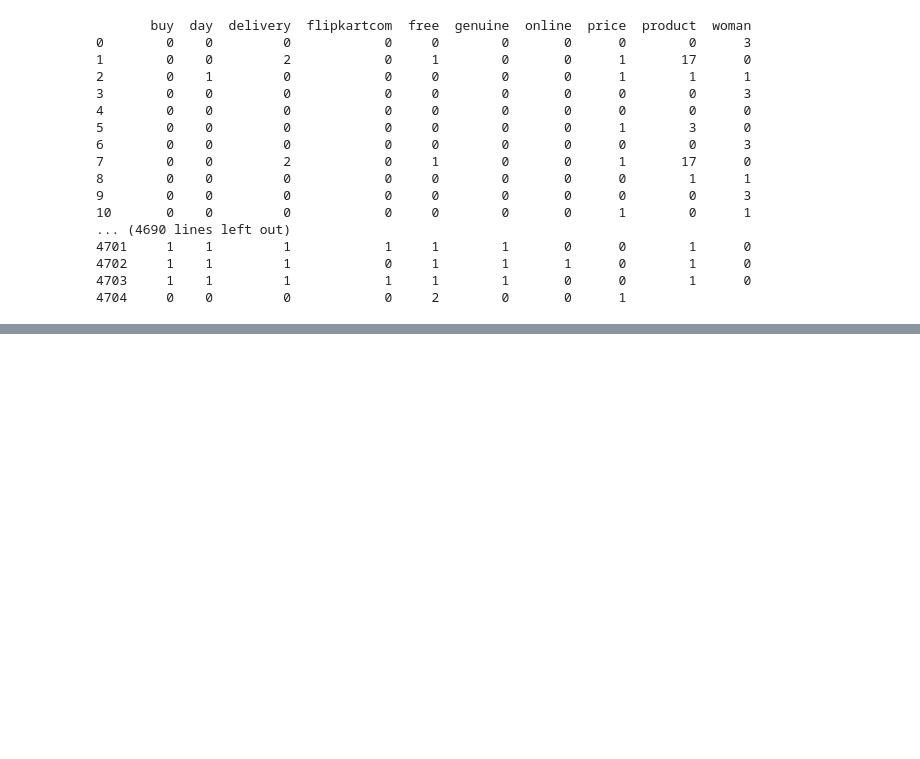
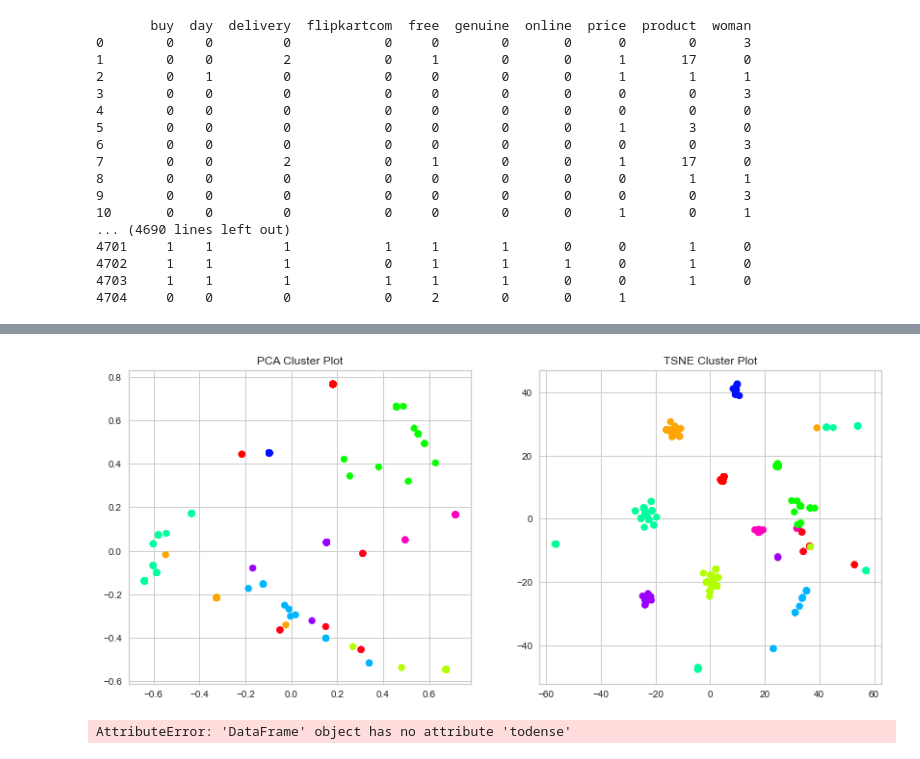
Before and after one commit to muralimopidevi/Flipkart-Text-Analysis-NLP, a Jupyter notebook: FlipKart_Text_Analysis.ipynb, the cells around one changed output, grey strips where cells are left out. Cells and saved outputs as stored; diff of their text form; code cells hidden in the pictures; blank space fills up the shorter version.

```diff
--- a/FlipKart_Text_Analysis.ipynb
+++ b/FlipKart_Text_Analysis.ipynb
@@ -263,0 +350,33 @@ print(accuracy_score(y_test, y_pred))
+# %%
+from sklearn.cluster import MiniBatchKMeans
+from sklearn.feature_extraction.text import TfidfVectorizer
+from sklearn.decomposition import PCA
+from sklearn.manifold import TSNE
+import matplotlib.pyplot as plt
+import matplotlib.cm as cm
+
+clusters = MiniBatchKMeans(n_clusters=10, init_size=1024, batch_size=2048, random_state=20).fit_predict(text)
+
+def plot_tsne_pca(test_transform, labels):
+    max_label = max(labels)
+    max_items = np.random.choice(range(test_transform.shape[0]), size=3000, replace=False)
+
+    pca = PCA(n_components=2).fit_transform(test_transform[max_items,:].todense())
+    tsne = TSNE().fit_transform(PCA(n_components=10).fit_transform(test_transform[max_items,:].todense()))
+
+
+    idx = np.random.choice(range(pca.shape[0]), size=300, replace=False)
+    label_subset = labels[max_items]
+    label_subset = [cm.hsv(i/max_label) for i in label_subset[idx]]
+
+    f, ax = plt.subplots(1, 2, figsize=(14, 6))
+
+    ax[0].scatter(pca[idx, 0], pca[idx, 1], c=label_subset)
+    ax[0].set_title('PCA Cluster Plot')
+
+    ax[1].scatter(tsne[idx, 0], tsne[idx, 1], c=label_subset)
+    ax[1].set_title('TSNE Cluster Plot')
+
+plot_tsne_pca(text, clusters)
+# %% [output]
+[figure, added]
@@ -263,0 +385,11 @@ print(accuracy_score(y_test, y_pred))
+# %%
+def get_top_keywords(test_transform, clusters, labels, n_terms):
+    df = pd.DataFrame(data.todense()).groupby(clusters).mean()
+
+    for i,r in df.iterrows():
+        print('\nCluster {}'.format(i))
+        print(','.join([labels[t] for t in np.argsort(r)[-n_terms:]]))
+
+get_top_keywords(text, clusters, tfidf.get_feature_names(), 10)
+# %% [output]
+AttributeError: 'DataFrame' object has no attribute 'todense'
```
Also changed, not shown: parts of 13 cells of this notebook.
